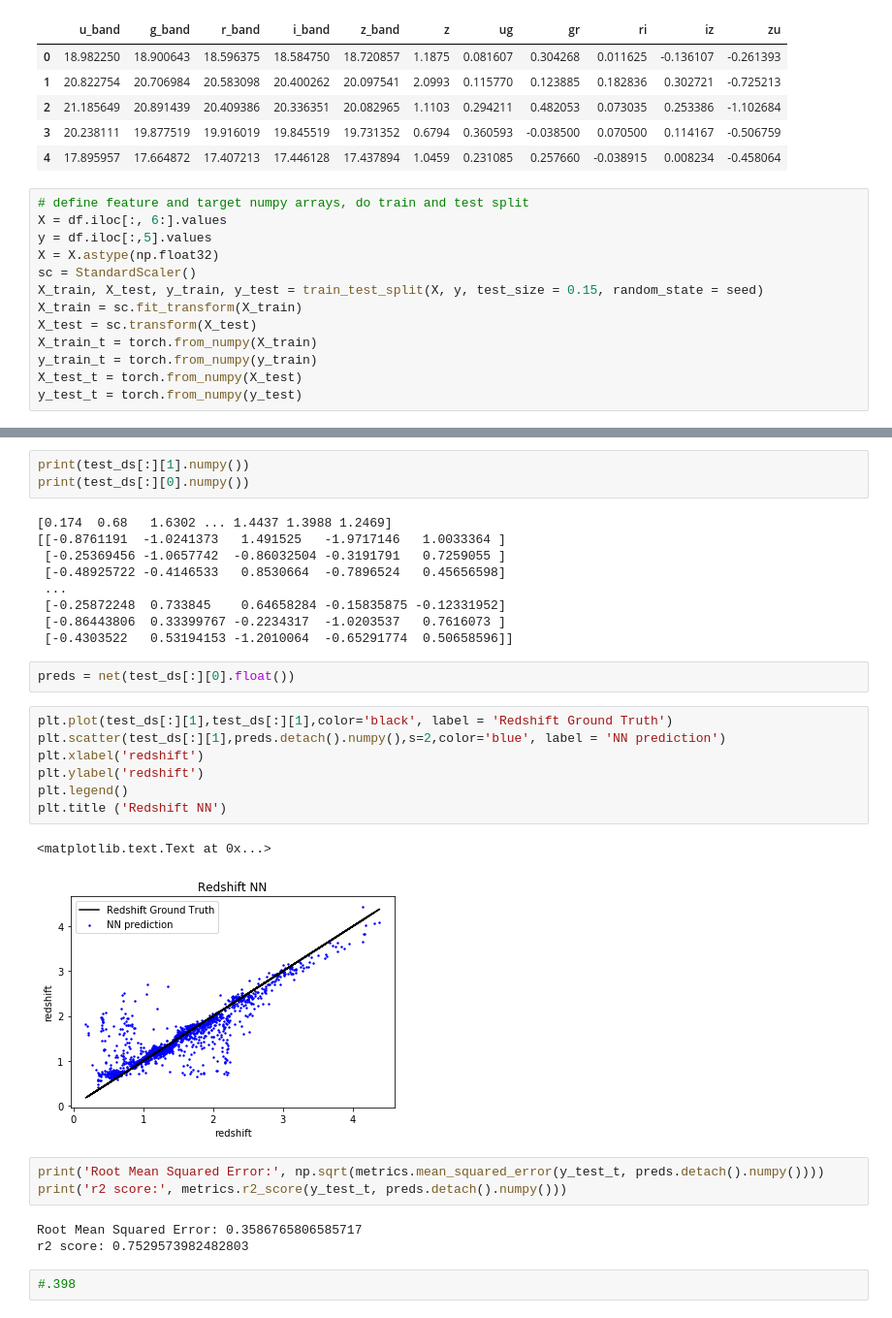
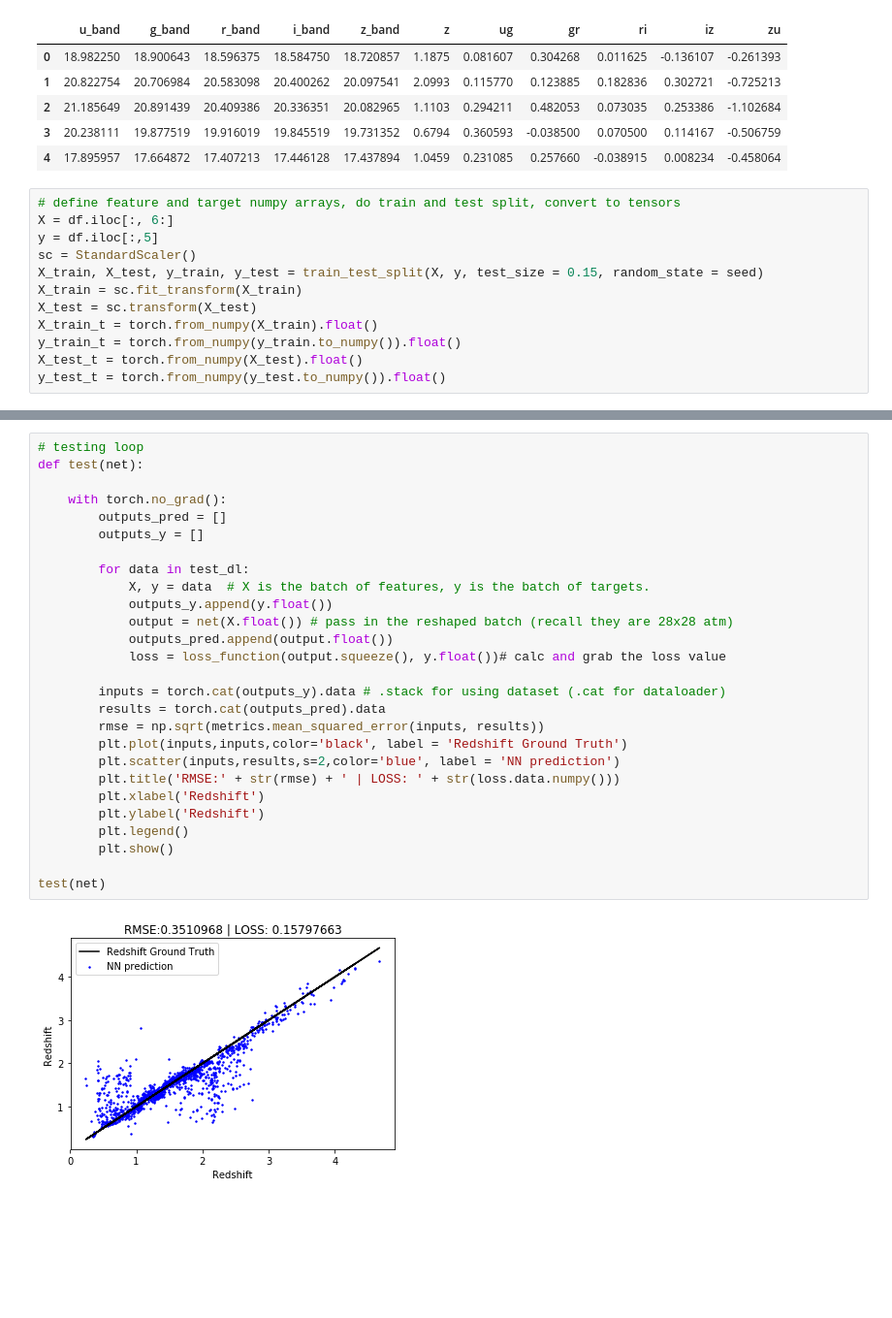
Before and after one commit to devanshipratap/DeepLearningAGN, a Jupyter notebook: src/notebooks/NN_redshift.ipynb, the cells around one changed output, grey strips where cells are left out. Shown: that part at 97% size. Drawn from its saved outputs; the diff is of its cells as text; blank space fills up the shorter version.

```diff
--- a/src/notebooks/NN_redshift.ipynb
+++ b/src/notebooks/NN_redshift.ipynb
@@ -32,16 +32,15 @@ df.head()
 | 3 | 20.238111 | 19.877519 | 19.916019 | 19.845519 | 19.731352 | 0.6794 | 0.360593 | -0.038500 | 0.070500 | 0.114167 | -0.506759 |
 | 4 | 17.895957 | 17.664872 | 17.407213 | 17.446128 | 17.437894 | 1.0459 | 0.231085 | 0.257660 | -0.038915 | 0.008234 | -0.458064 |
 # %%
-# define feature and target numpy arrays, do train and test split
-X = df.iloc[:, 6:].values
-y = df.iloc[:,5].values
-X = X.astype(np.float32)
+# define feature and target numpy arrays, do train and test split, convert to tensors
+X = df.iloc[:, 6:]
+y = df.iloc[:,5]
 sc = StandardScaler()
 X_train, X_test, y_train, y_test = train_test_split(X, y, test_size = 0.15, random_state = seed)
 X_train = sc.fit_transform(X_train)
 X_test = sc.transform(X_test)
-X_train_t = torch.from_numpy(X_train)
-y_train_t = torch.from_numpy(y_train)
-X_test_t = torch.from_numpy(X_test)
-y_test_t = torch.from_numpy(y_test)
+X_train_t = torch.from_numpy(X_train).float()
+y_train_t = torch.from_numpy(y_train.to_numpy()).float()
+X_test_t = torch.from_numpy(X_test).float()
+y_test_t = torch.from_numpy(y_test.to_numpy()).float()
 # %%
@@ -152,32 +141,29 @@ tensor(0.0096, grad_fn=<SmoothL1LossBackward>)
-# %%
-print(test_ds[:][1].numpy())
-print(test_ds[:][0].numpy())
-# %% [output]
-[0.174  0.68   1.6302 ... 1.4437 1.3988 1.2469]
-[[-0.8761191  -1.0241373   1.491525   -1.9717146   1.0033364 ]
- [-0.25369456 -1.0657742  -0.86032504 -0.3191791   0.7259055 ]
- [-0.48925722 -0.4146533   0.8530664  -0.7896524   0.45656598]
- ...
- [-0.25872248  0.733845    0.64658284 -0.15835875 -0.12331952]
- [-0.86443806  0.33399767 -0.2234317  -1.0203537   0.7616073 ]
- [-0.4303522   0.53194153 -1.2010064  -0.65291774  0.50658596]]
-# %%
-preds = net(test_ds[:][0].float())
-# %%
-plt.plot(test_ds[:][1],test_ds[:][1],color='black', label = 'Redshift Ground Truth')
-plt.scatter(test_ds[:][1],preds.detach().numpy(),s=2,color='blue', label = 'NN prediction')
-plt.xlabel('redshift')
-plt.ylabel('redshift')
-plt.legend()
-plt.title ('Redshift NN')
-# %% [output]
-<matplotlib.text.Text at 0x...>
-[figure, removed]
-# %%
-print('Root Mean Squared Error:', np.sqrt(metrics.mean_squared_error(y_test_t, preds.detach().numpy())))
-print('r2 score:', metrics.r2_score(y_test_t, preds.detach().numpy()))
-# %% [output]
-Root Mean Squared Error: 0.3586765806585717
-r2 score: 0.7529573982482803
-# %%
-#.398
+# %%
+# testing loop
+def test(net):
+
+    with torch.no_grad():
+        outputs_pred = []
+        outputs_y = []
+
+        for data in test_dl:
+            X, y = data  # X is the batch of features, y is the batch of targets.
+            outputs_y.append(y.float())
+            output = net(X.float()) # pass in the reshaped batch (recall they are 28x28 atm)
+            outputs_pred.append(output.float())
+            loss = loss_function(output.squeeze(), y.float())# calc and grab the loss value
+
+        inputs = torch.cat(outputs_y).data # .stack for using dataset (.cat for dataloader)
+        results = torch.cat(outputs_pred).data
+        rmse = np.sqrt(metrics.mean_squared_error(inputs, results))
+        plt.plot(inputs,inputs,color='black', label = 'Redshift Ground Truth')
+        plt.scatter(inputs,results,s=2,color='blue', label = 'NN prediction')
+        plt.title('RMSE:' + str(rmse) + ' | LOSS: ' + str(loss.data.numpy()))
+        plt.xlabel('Redshift')
+        plt.ylabel('Redshift')
+        plt.legend()
+        plt.show()
+
+test(net)
+# %% [output]
+[figure, added]
```
Also changed, not shown: parts of 7 cells of this notebook, 1 other file.
